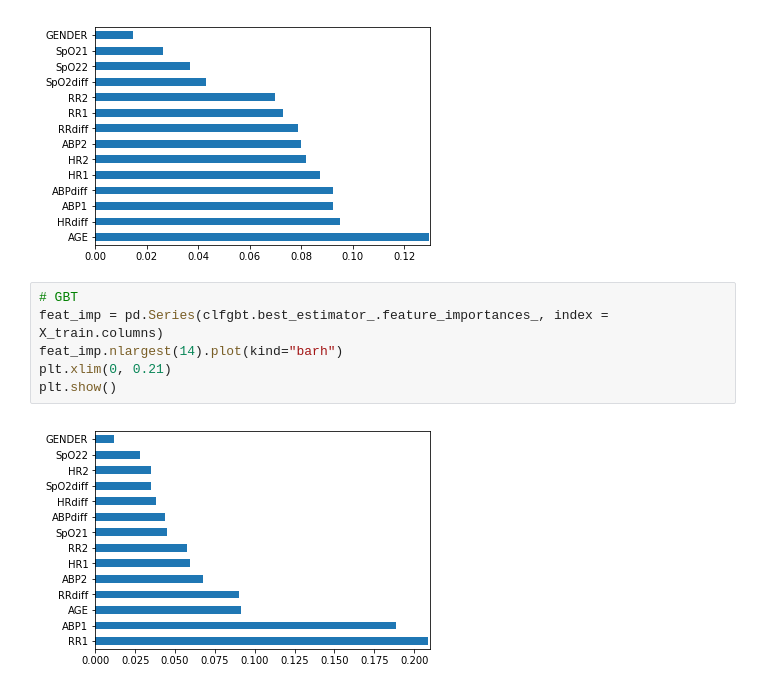
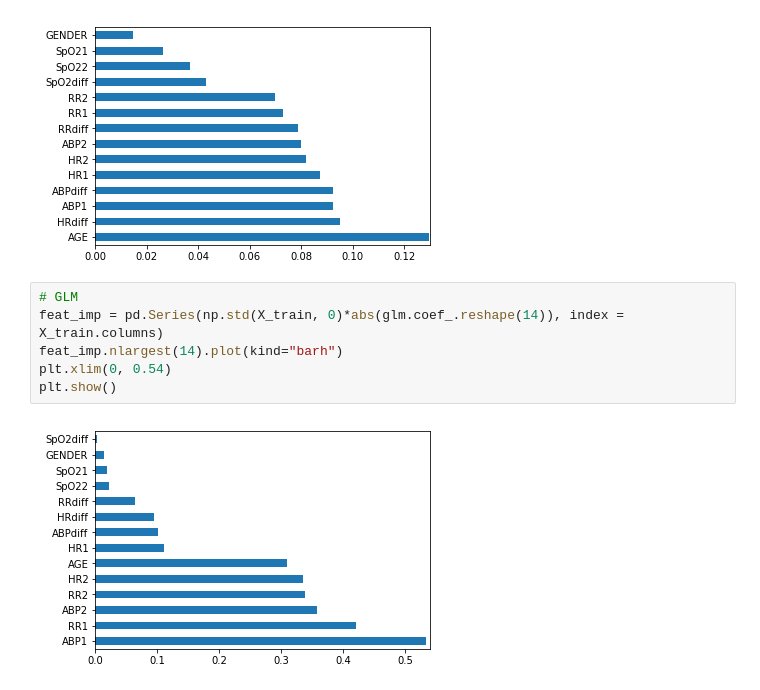
Before and after one commit to tugsag/CSE6250-Project-Sepsis-Prediction, a Jupyter notebook: notebook/Train_Validate.ipynb, the cells around one changed output. Saved outputs shown, nothing was run; the diff lists cells and outputs as text.

```diff
--- a/notebook/Train_Validate.ipynb
+++ b/notebook/Train_Validate.ipynb
@@ -427,10 +427,10 @@ plt.show()
 # %% [output]
 [figure]
 # %%
-# GBT
-feat_imp = pd.Series(clfgbt.best_estimator_.feature_importances_, index = X_train.columns)
+# GLM
+feat_imp = pd.Series(np.std(X_train, 0)*abs(glm.coef_.reshape(14)), index = X_train.columns)
 feat_imp.nlargest(14).plot(kind="barh")
-plt.xlim(0, 0.21)
+plt.xlim(0, 0.54)
 plt.show()
 # %% [output]
-[figure, old version]
+[figure, new version]
```
Also changed, not shown: parts of 1 cell of this notebook, 2 other files.
